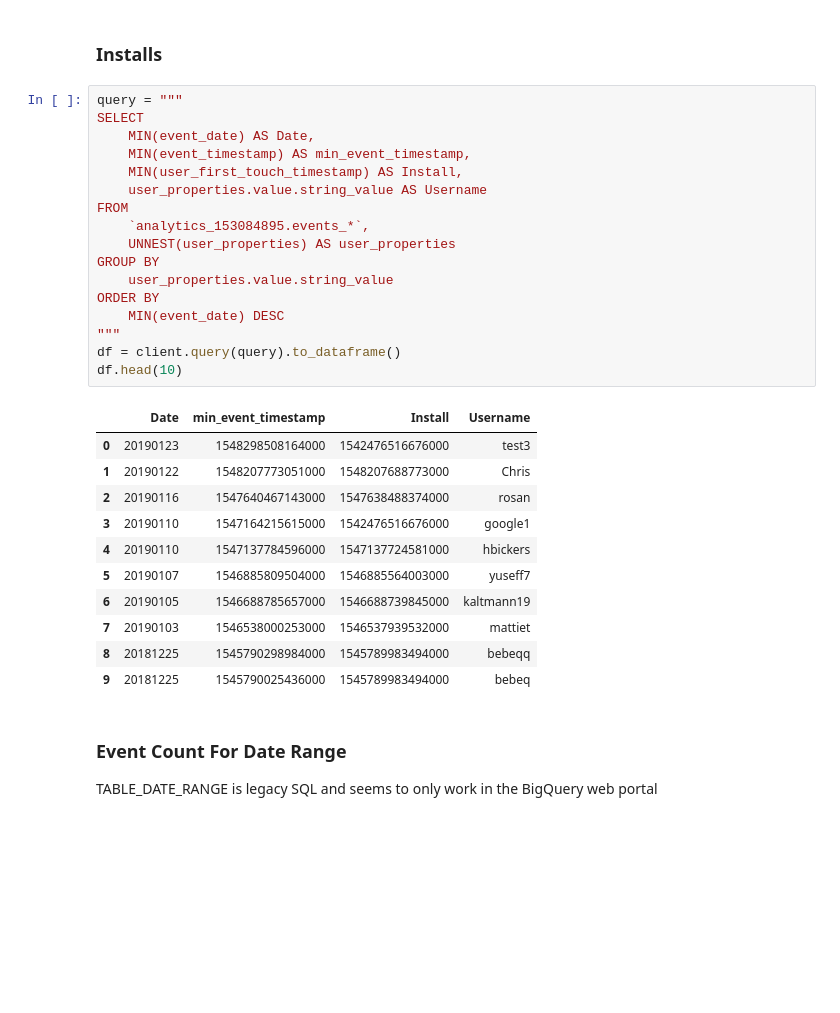
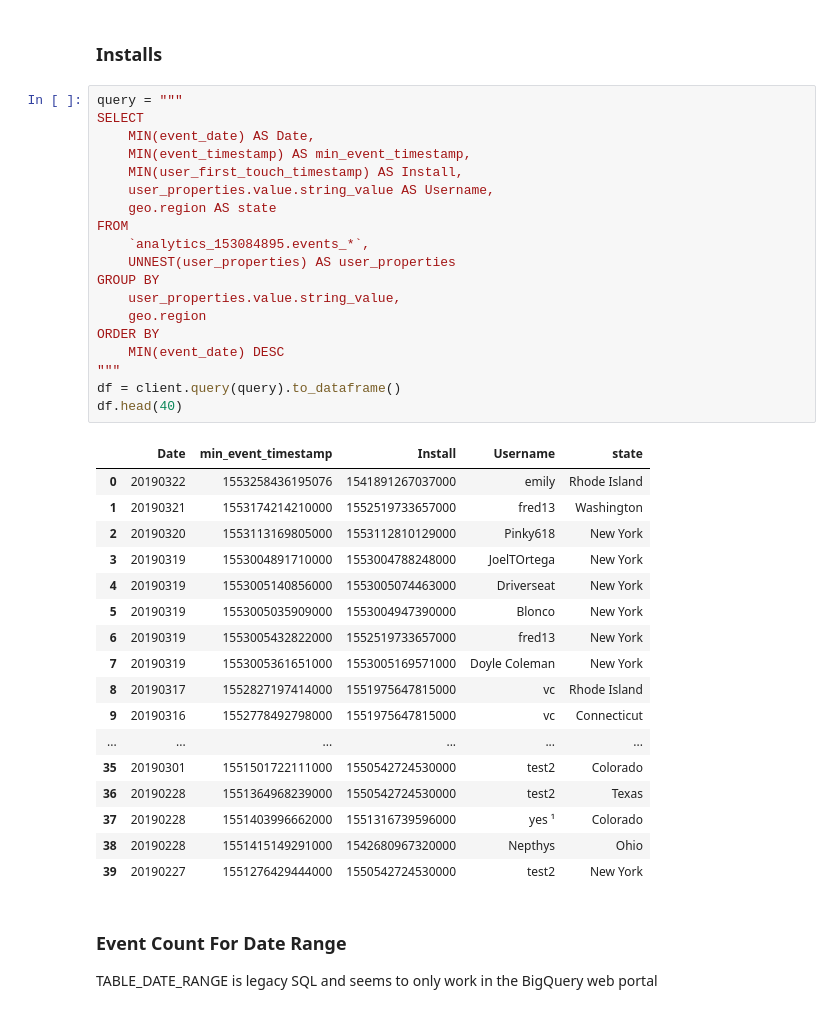
Before and after one commit to HeyCharlie2016/analysis, a Jupyter notebook: notebooks/SQLLibrary.ipynb, the cells around one changed output. Saved outputs shown, nothing was run; the diff lists cells and outputs as text; blank space fills up the shorter version.

```diff
--- a/notebooks/SQLLibrary.ipynb
+++ b/notebooks/SQLLibrary.ipynb
@@ -296,32 +333,40 @@ df.head(10)
 # %%
 query = """
 SELECT
     MIN(event_date) AS Date,
     MIN(event_timestamp) AS min_event_timestamp,
     MIN(user_first_touch_timestamp) AS Install,
-    user_properties.value.string_value AS Username
+    user_properties.value.string_value AS Username,
+    geo.region AS state
 FROM
     `analytics_153084895.events_*`,
     UNNEST(user_properties) AS user_properties
 GROUP BY
-    user_properties.value.string_value
+    user_properties.value.string_value,
+    geo.region
 ORDER BY
     MIN(event_date) DESC
 """
 df = client.query(query).to_dataframe()
-df.head(10)
+df.head(40)
 # %% [output]
-|  | Date | min_event_timestamp | Install | Username |
-| 0 | 20190123 | 1548298508164000 | 1542476516676000 | test3 |
-| 1 | 20190122 | 1548207773051000 | 1548207688773000 | Chris |
-| 2 | 20190116 | 1547640467143000 | 1547638488374000 | rosan |
-| 3 | 20190110 | 1547164215615000 | 1542476516676000 | google1 |
-| 4 | 20190110 | 1547137784596000 | 1547137724581000 | hbickers |
-| 5 | 20190107 | 1546885809504000 | 1546885564003000 | yuseff7 |
-| 6 | 20190105 | 1546688785657000 | 1546688739845000 | kaltmann19 |
-| 7 | 20190103 | 1546538000253000 | 1546537939532000 | mattiet |
-| 8 | 20181225 | 1545790298984000 | 1545789983494000 | bebeqq |
-| 9 | 20181225 | 1545790025436000 | 1545789983494000 | bebeq |
+|  | Date | min_event_timestamp | Install | Username | state |
+| 0 | 20190322 | 1553258436195076 | 1541891267037000 | emily | Rhode Island |
+| 1 | 20190321 | 1553174214210000 | 1552519733657000 | fred13 | Washington |
+| 2 | 20190320 | 1553113169805000 | 1553112810129000 | Pinky618 | New York |
+| 3 | 20190319 | 1553004891710000 | 1553004788248000 | JoelTOrtega | New York |
+| 4 | 20190319 | 1553005140856000 | 1553005074463000 | Driverseat | New York |
+| 5 | 20190319 | 1553005035909000 | 1553004947390000 | Blonco | New York |
+| 6 | 20190319 | 1553005432822000 | 1552519733657000 | fred13 | New York |
+| 7 | 20190319 | 1553005361651000 | 1553005169571000 | Doyle Coleman | New York |
+| 8 | 20190317 | 1552827197414000 | 1551975647815000 | vc | Rhode Island |
+| 9 | 20190316 | 1552778492798000 | 1551975647815000 | vc | Connecticut |
+| ... | ... | ... | ... | ... | ... |
+| 35 | 20190301 | 1551501722111000 | 1550542724530000 | test2 | Colorado |
+| 36 | 20190228 | 1551364968239000 | 1550542724530000 | test2 | Texas |
+| 37 | 20190228 | 1551403996662000 | 1551316739596000 | yes ¹ | Colorado |
+| 38 | 20190228 | 1551415149291000 | 1542680967320000 | Nepthys | Ohio |
+| 39 | 20190227 | 1551276429444000 | 1550542724530000 | test2 | New York |
 # %% [markdown]
 ### Event Count For Date Range
 
```
Also changed, not shown: parts of 14 cells of this notebook, 11 other files.
